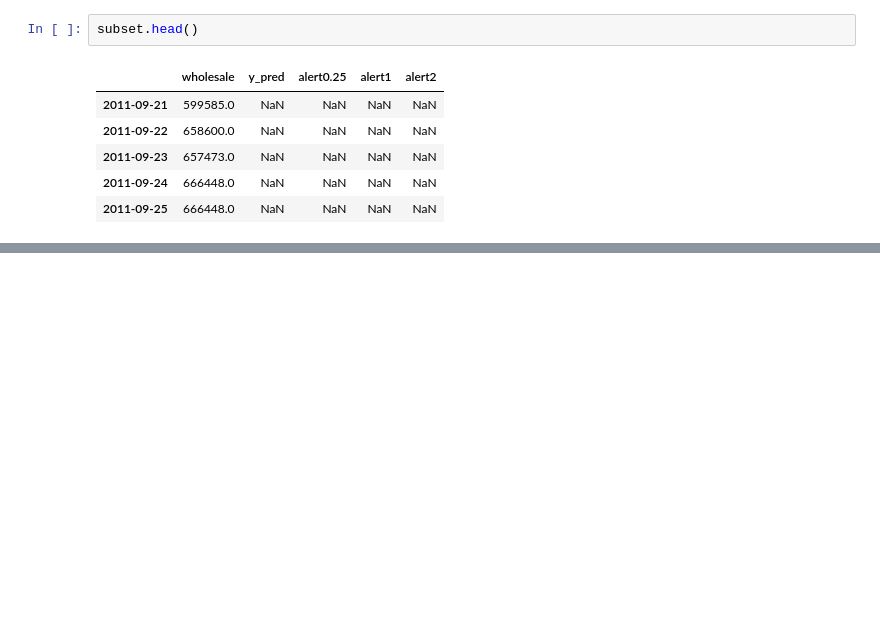
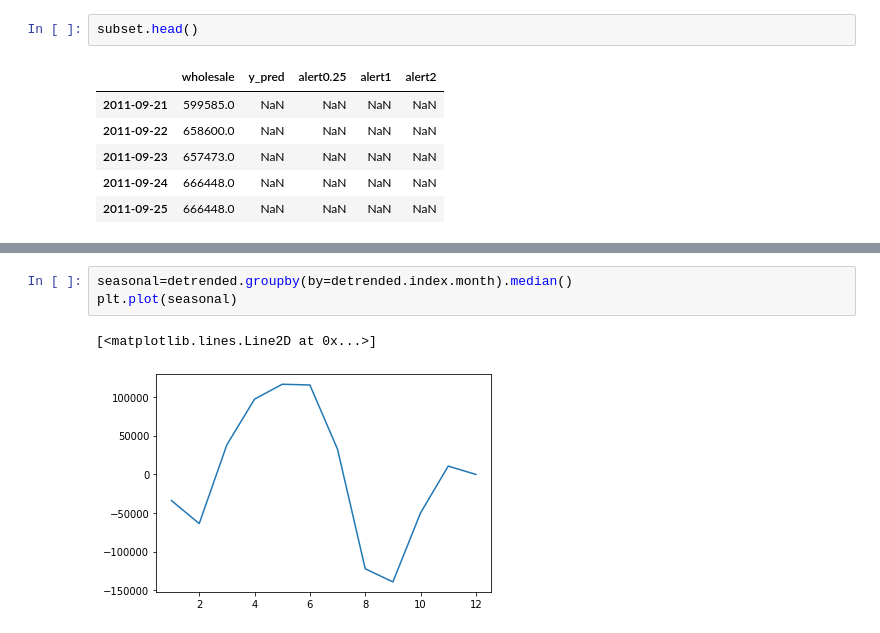
Before and after one commit to qianjing2020/lambda_lab, a Jupyter notebook: notebooks/price_alert_seasonal_trend.ipynb, the cells around one changed output, grey strips where cells are left out. Saved outputs shown, nothing was run; the diff lists cells and outputs as text; blank space fills up the shorter version.

```diff
--- a/notebooks/price_alert_seasonal_trend.ipynb
+++ b/notebooks/price_alert_seasonal_trend.ipynb
@@ -276,0 +295,6 @@ plt.show()
+# %%
+seasonal=detrended.groupby(by=detrended.index.month).median()
+plt.plot(seasonal)
+# %% [output]
+[<matplotlib.lines.Line2D at 0x...>]
+[figure, added]
```
Also changed, not shown: parts of 21 cells of this notebook.
